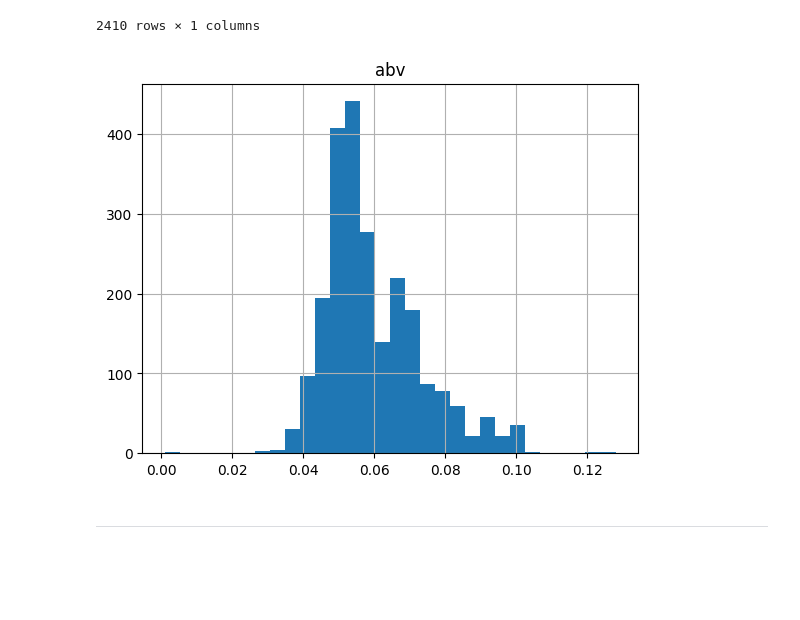
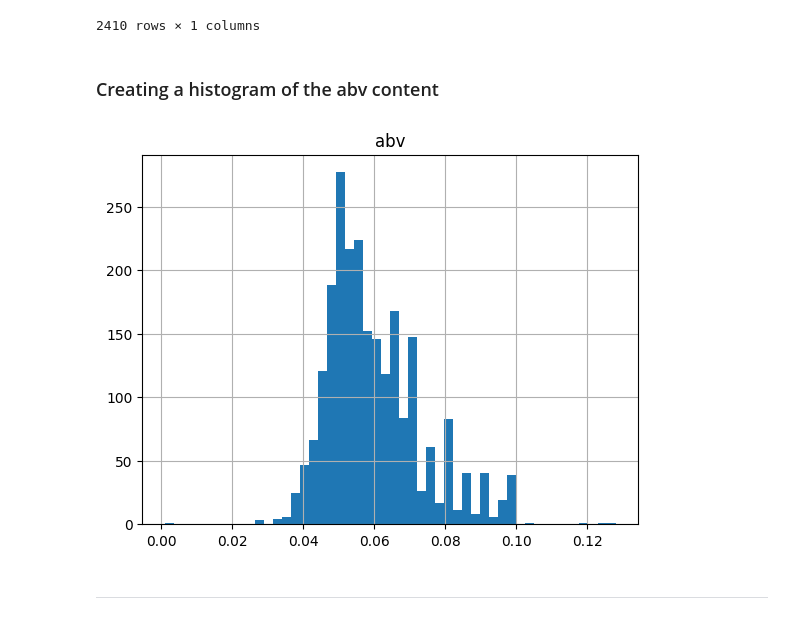
Before and after one commit to Data1234321/Portfolio, a Jupyter notebook: sql-analysis-of-us-craft-beers-breweries.ipynb, the cells around one changed output. Saved outputs shown, nothing was run; the diff lists cells and outputs as text; code cells hidden in the pictures; blank space fills up the shorter version.

```diff
--- a/sql-analysis-of-us-craft-beers-breweries.ipynb
+++ b/sql-analysis-of-us-craft-beers-breweries.ipynb
@@ -233,12 +238,12 @@ abv_distribution
 | 2408 | 0.055 |
 | 2409 | 0.052 |
 2410 rows × 1 columns
-# %%
-# Creating a histogram of the abv content
-
-abv_hist = abv_distribution.hist(bins=30);
-# %% [output]
-[figure, removed]
+# %% [markdown]
+### Creating a histogram of the abv content
+# %%
+abv_hist = abv_distribution.hist(bins=50);
+# %% [output]
+[figure, added]
 # %% [markdown]
 ***
 # %% [markdown]
```
Also changed, not shown: parts of 5 cells of this notebook.
